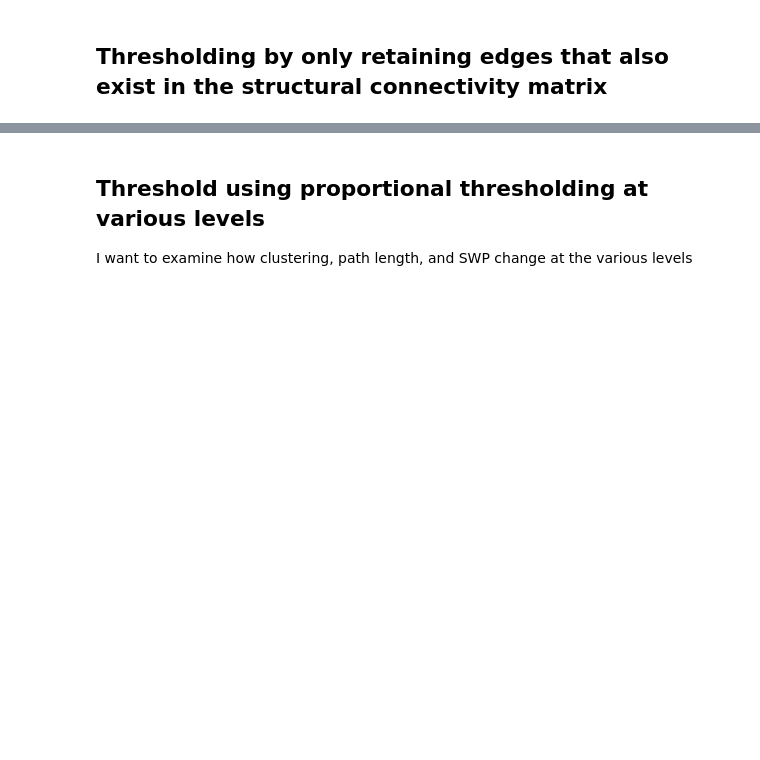
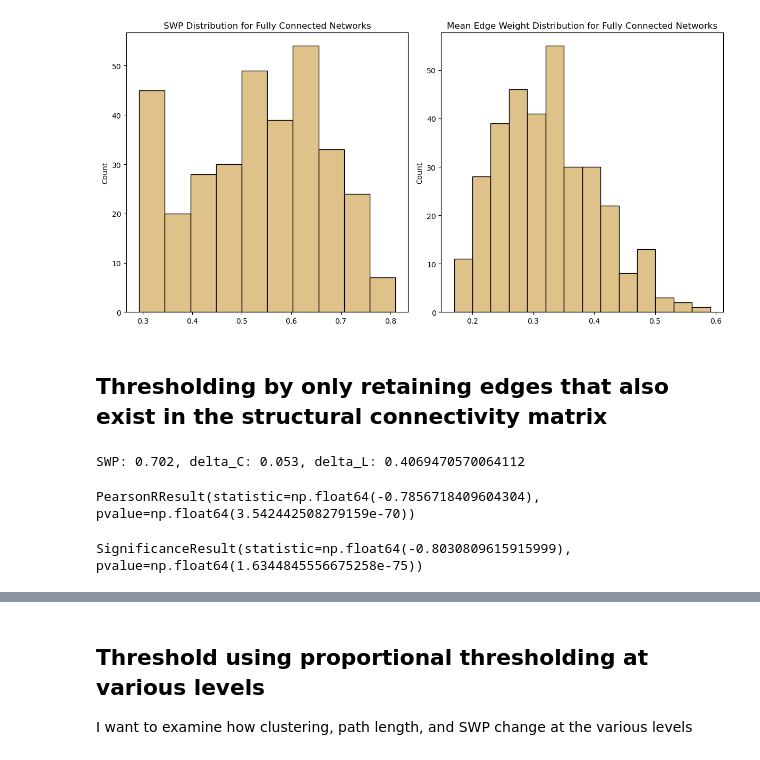
Before and after one commit to i-levy/network-science-final, a Jupyter notebook: threshold_testing_v1.ipynb, the cells around one changed output, grey strips where cells are left out. Saved outputs shown, nothing was run; the diff lists cells and outputs as text; code cells hidden in the pictures; blank space fills up the shorter version.

```diff
--- a/threshold_testing_v1.ipynb
+++ b/threshold_testing_v1.ipynb
@@ -32,2 +92,15 @@ stacked = np.stack(all_subs)
+# %%
+fig, axes = plt.subplots(1, 2, figsize=(12,6))
+sns.histplot(swp, color='#D5AE63', fill=True, ax=axes[0])
+axes[0].set_title('SWP Distribution for Fully Connected Networks')
+
+sns.histplot(means, color='#D5AE63', fill=True, ax=axes[1])
+axes[1].set_title('Mean Edge Weight Distribution for Fully Connected Networks')
+
+plt.tight_layout()
+plt.savefig('full_connected_network_distributions.png', dpi=200)
+plt.show()
+# %% [output]
+[figure, added]
 # %% [markdown]
 ## Thresholding by only retaining edges that also exist in the structural connectivity matrix
@@ -34,24 +121,18 @@ stacked = np.stack(all_subs)
 # %%
-SWP_cov = []
-delta_C_cov = []
-delta_L_cov = []
+SWP_sparser = []
+delta_C_sparser = []
+delta_L_sparser = []
 
-for i, sub in tqdm(enumerate(subs)):
-    fc_path = os.path.join(spi_dir, sub, 'symmetrized', 'covariance_symmetrized.npy')
-    sc_path = os.path.join(sc_dir, f'sub-{sub}_parc-shen268_tract-prob_sc.npy')
+for i in range(len(sparser)):
+    adj = sparser[i]
+    swp_i, delta_C_i, delta_L_i = SWP(adj)
+    SWP_sparser.append(swp_i)
+    delta_C_sparser.append(delta_C_i)
+    delta_L_sparser.append(delta_L_i)
 
-    fc = np.load(fc_path)
-    sc = np.load(sc_path)
-
-    sparser = fc*(sc!=0)
-    swp, delta_C, delta_L = SWP(sparser)
-    SWP_cov.append(swp)
-    delta_C_cov.append(delta_C)
-    delta_L_cov.append(delta_L)
-
-SWP_fc = np.array(SWP_cov)
-SWP_fc = np.mean(SWP_fc[~np.isnan(SWP_fc)])
-delta_C_fc = np.array(delta_C_cov)
-delta_C_fc = np.mean(delta_C_fc[~np.isnan(delta_C_fc)])
-delta_L_fc = np.array(delta_L_cov)
-delta_L_fc = np.mean(delta_L_fc[~np.isnan(delta_L_fc)])
+mean_swp = np.mean(SWP_sparser)
+mean_delta_C = np.mean(delta_C_sparser)
+mean_delta_L = np.mean(delta_L_sparser)
+print(f'SWP: {mean_swp:.3f}, delta_C: {mean_delta_C:.3f}, delta_L: {mean_delta_L}')
+# %% [output]
+SWP: 0.702, delta_C: 0.053, delta_L: 0.4069470570064112
@@ -57,0 +146,8 @@ delta_L_fc = np.mean(delta_L_fc[~np.isnan(delta_L_fc)])
+# %%
+pearsonr(means_sparser, SWP_sparser)
+# %% [output]
+PearsonRResult(statistic=np.float64(-0.7856718409604304), pvalue=np.float64(3.542442508279159e-70))
+# %%
+spearmanr(means_sparser, SWP_sparser)
+# %% [output]
+SignificanceResult(statistic=np.float64(-0.8030809615915999), pvalue=np.float64(1.6344845556675258e-75))
```
Also changed, not shown: parts of 26 cells of this notebook, 20 other files.
